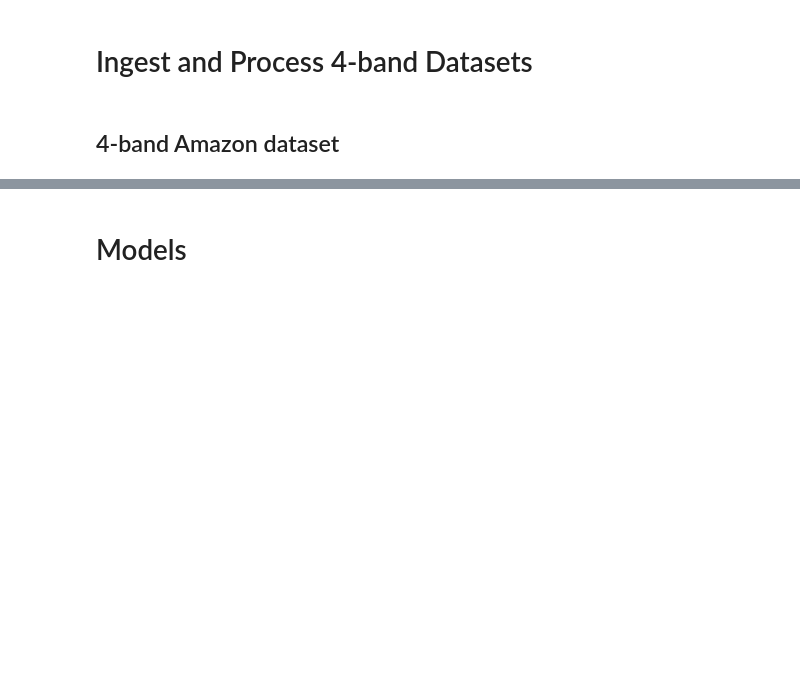
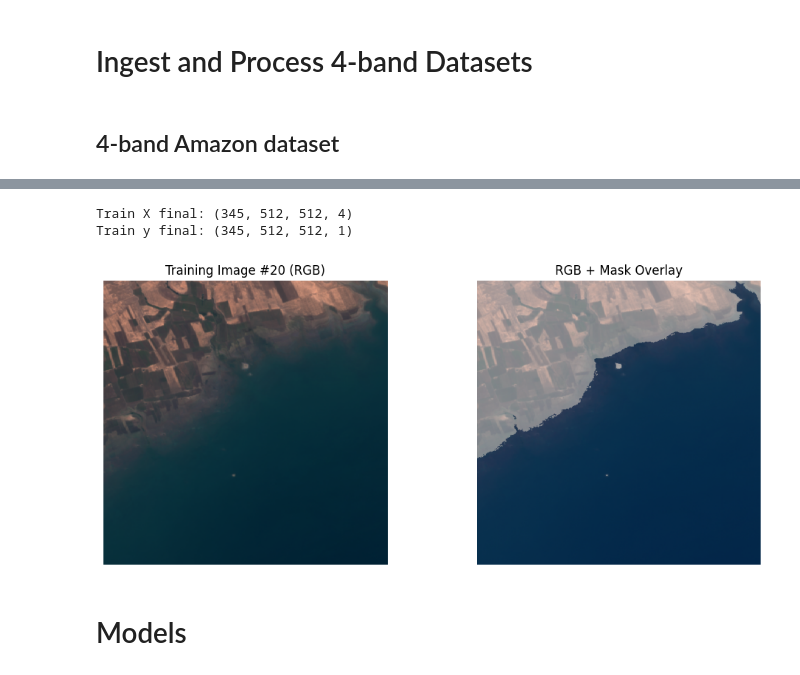
Before and after one commit to robotics-hana/Hana_changingworkingcopyto512, a Jupyter notebook: working215changingto500.ipynb, the cells around one changed output, grey strips where cells are left out. Saved outputs shown, nothing was run; the diff lists cells and outputs as text; code cells hidden in the pictures; blank space fills up the shorter version.

```diff
--- a/working215changingto500.ipynb
+++ b/working215changingto500.ipynb
@@ -560,3 +658,83 @@ print("Train y:", training_masks2.shape)
+# %%
+# ==== "OG-style" preprocessing ADAPTED TO 256×256 ====
+
+# Train
+for i in range(len(training_images2)):
+    # same as OG: ensure float32
+    training_images2[i] = training_images2[i].astype('float32')
+    # OG did .T because original was (4, H, W).
+    # Your images are already (H, W, C), so DO NOT transpose.
+
+for i in range(len(training_masks2)):
+    training_masks2[i] = training_masks2[i].astype('float32')
+    # OG did reshape(1,512,512,1).T; here masks are already (256,256,1), so no transpose/reshape needed.
+
+# If you have validation / test arrays loaded similarly:
+validation_images2  = np.stack(validation_images2)   # (N_val,256,256,4)
+validation_masks2   = np.stack(validation_masks2)    # (N_val,256,256,1)
+test_images2        = np.stack(test_images2)         # (N_test,256,256,4)
+test_masks2         = np.stack(test_masks2)          # (N_test,256,256,1)
+
+for i in range(len(validation_images2)):
+    validation_images2[i] = validation_images2[i].astype('float32')
+
+for i in range(len(validation_masks2)):
+    validation_masks2[i] = validation_masks2[i].astype('float32')
+
+for i in range(len(test_images2)):
+    test_images2[i] = test_images2[i].astype('float32')
+
+for i in range(len(test_masks2)):
+    test_masks2[i] = test_masks2[i].astype('float32')
+
+
+
+print("Train X final:", training_images2.shape)
+print("Train y final:", training_masks2.shape)
+
+
+# -----------------------------
+# 2. FUNCTION TO SHOW A TRAIN IMAGE AS RGB (B4,B3,B2)
+# -----------------------------
+
+def show_train_example(idx):
+    img  = training_images2[idx]        # (256,256,4)
+    mask = training_masks2[idx][...,0]  # (256,256)
+
+    # Build RGB (Sentinel-2 True Colour)
+    # B4 = Red (index 2)
+    # B3 = Green (index 1)
+    # B2 = Blue (index 0)
+    rgb = img[..., [2,1,0]]
+
+    # Normalise for display
+    rgb_disp = (rgb - rgb.min()) / (rgb.max() + 1e-6)
+
+    plt.figure(figsize=(12,5))
+
+    plt.subplot(1,2,1)
+    plt.imshow(rgb_disp)
+    plt.title(f"Training Image #{idx} (RGB)")
+    plt.axis("off")
+
+    plt.subplot(1,2,2)
+    plt.imshow(rgb_disp)
+    plt.imshow(mask, alpha=0.4, cmap="Blues")
+    plt.title("RGB + Mask Overlay")
+    plt.axis("off")
+
+    plt.show()
+
+
+# -----------------------------
+# 3. SHOW EXAMPLE IMAGE
+# -----------------------------
+
+show_train_example(20)   # change index freely
+# %% [output]
+Train X final: (345, 512, 512, 4)
+Train y final: (345, 512, 512, 1)
+[figure, added]
 # %% [markdown]
 # Models
 # %% [markdown]
```
Also changed, not shown: parts of 25 cells of this notebook.
